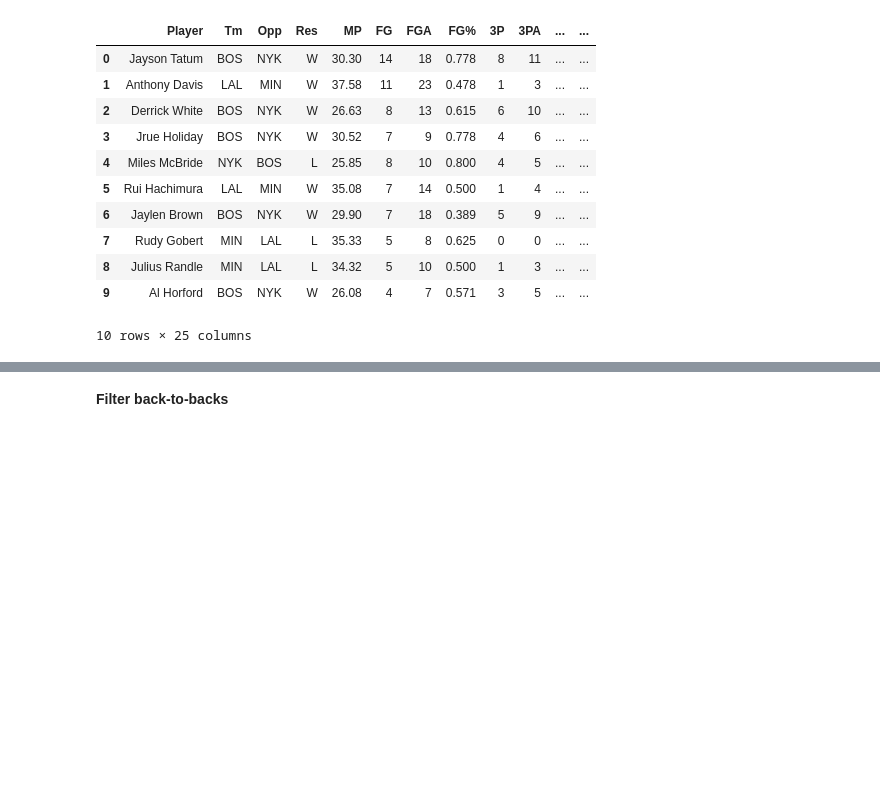
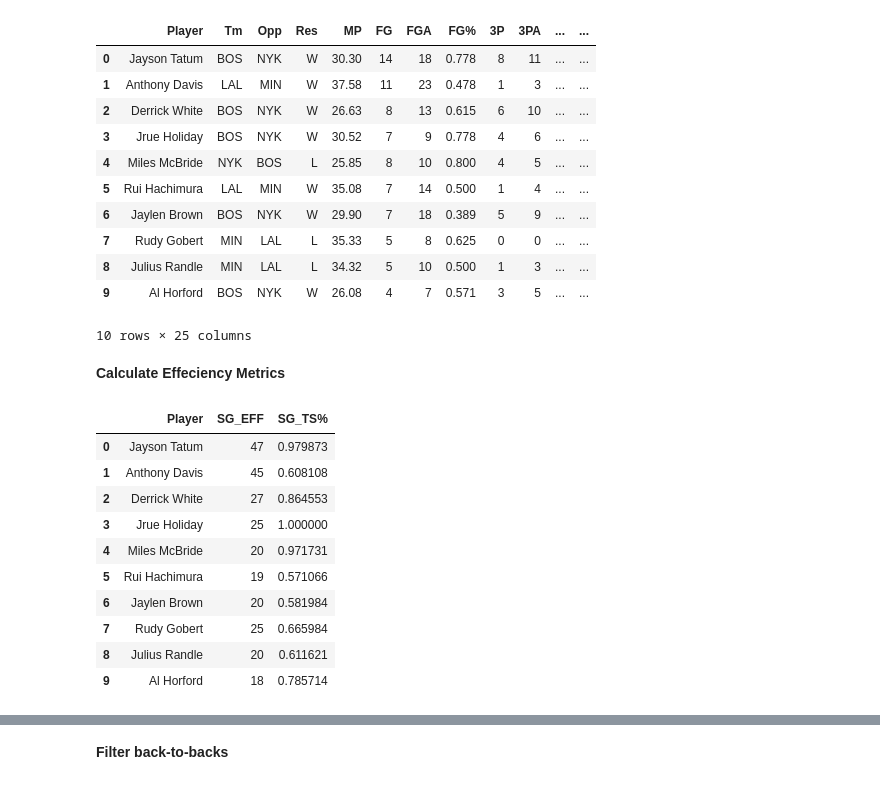
Before and after one commit to Ryan-Siglag/NBA-Back-To-Back-Analysis, a Jupyter notebook: NBA_B2B.ipynb, the cells around one changed output, grey strips where cells are left out. Drawn from its saved outputs; the diff is of its cells as text; code cells hidden in the pictures; blank space fills up the shorter version.

```diff
--- a/NBA_B2B.ipynb
+++ b/NBA_B2B.ipynb
@@ -22,6 +25,28 @@ df.head(10)
 | 8 | Julius Randle | MIN | LAL | L | 34.32 | 5 | 10 | 0.500 | 1 | 3 | ... | ... |
 | 9 | Al Horford | BOS | NYK | W | 26.08 | 4 | 7 | 0.571 | 3 | 5 | ... | ... |
 10 rows × 25 columns
+# %% [markdown]
+**Calculate Effeciency Metrics**
+# %%
+df['SG_EFF'] = df['PTS'] + df['TRB'] + df['AST'] + df ['STL'] + df['BLK'] - (df['FGA'] - df['FG']) - (df['FTA'] - df['FT']) - df['TOV']
+# %%
+df['SG_TS%'] = df['PTS'] / (2 * (df['FGA'] + 0.44*df['FTA']))
+# %%
+df['SG_EFG%'] = (df['FG'] + 1.5*df['3P']) / df['FGA']
+# %%
+df[['Player', 'SG_EFF', 'SG_TS%']].head(10)
+# %% [output]
+|  | Player | SG_EFF | SG_TS% |
+| 0 | Jayson Tatum | 47 | 0.979873 |
+| 1 | Anthony Davis | 45 | 0.608108 |
+| 2 | Derrick White | 27 | 0.864553 |
+| 3 | Jrue Holiday | 25 | 1.000000 |
+| 4 | Miles McBride | 20 | 0.971731 |
+| 5 | Rui Hachimura | 19 | 0.571066 |
+| 6 | Jaylen Brown | 20 | 0.581984 |
+| 7 | Rudy Gobert | 25 | 0.665984 |
+| 8 | Julius Randle | 20 | 0.611621 |
+| 9 | Al Horford | 18 | 0.785714 |
 # %%
 df.info()
 # %% [output]
```
Also changed, not shown: parts of 25 cells of this notebook.
